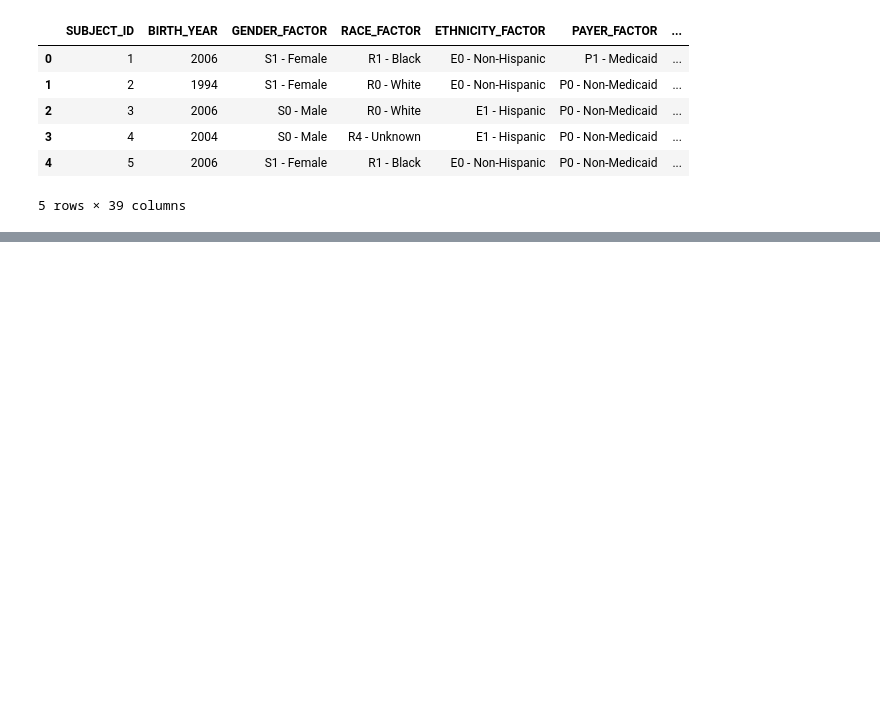
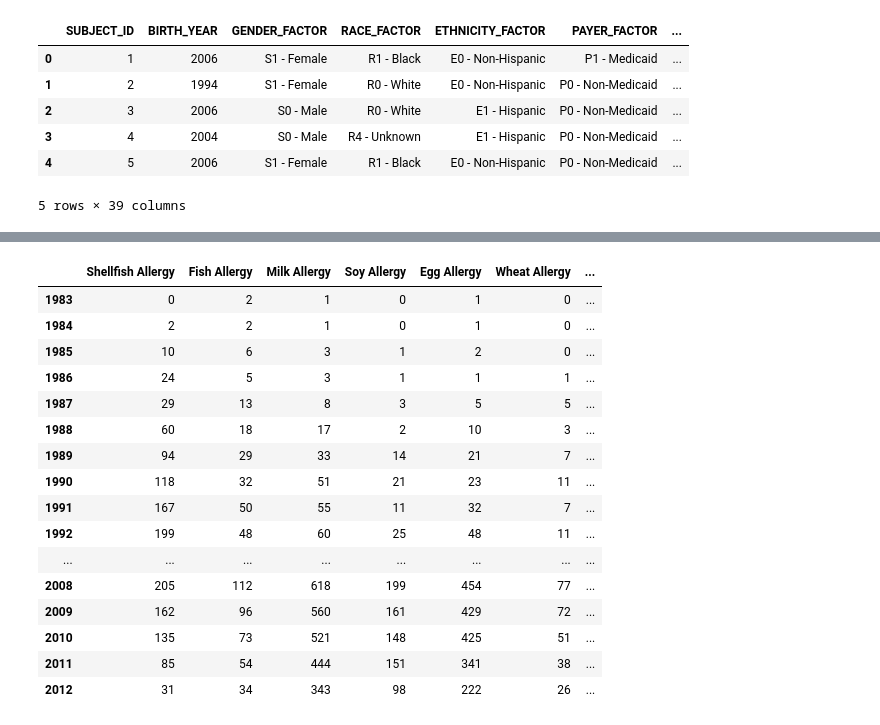
Before and after one commit to rbeebe1/project_01_group_01, a Jupyter notebook: app.ipynb, the cells around one changed output, grey strips where cells are left out. Cells and saved outputs as stored; diff of their text form; code cells hidden in the pictures; blank space fills up the shorter version.

```diff
--- a/app.ipynb
+++ b/app.ipynb
@@ -296,0 +126,14 @@ allergy_Payer_df.head()
+# %%
+count = []
+allergenTitle = []
+
+for keys, values in allergyDict.items():
+    count.append(food_allergy_clean[allergyDict[keys][0]].count())
+    allergenTitle.append(keys)
+
+totalAllergen_df = pd.DataFrame({
+    "Allergy" : allergenTitle,
+    "Number of Cases" : count
+})
+
+totalAllergen_df.sort_values(by="Number of Cases", ascending=False)
@@ -296,0 +157,12 @@ allergy_Payer_df.head()
+# %%
+allergy_name = []
+allergy_severity_df = pd.DataFrame()
+
+for keys, values in allergyDict.items():
+    allergy_name.append(keys)
+    df = pd.DataFrame(food_allergy_clean.groupby(allergyDict[keys][0]).size())
+    df1 = df.T
+    allergy_severity_df = pd.concat([allergy_severity_df, df1])
+
+allergy_severity_df.index=allergy_name
+allergy_severity_df
@@ -296,0 +186,6 @@ allergy_Payer_df.head()
+# %%
+birth_years = [2006, 1994, 2004, 2005, 2003, 1999, 1997, 2001, 1990, 1993, 2002,
+       2000, 1995, 1998, 1992, 1996, 1987, 1991, 1985, 1989, 1988, 2008,
+       2007, 1986, 1984, 2009, 2010, 1983, 2012, 2011]
+birth_years.sort()
+birth_years
@@ -296,0 +226,31 @@ allergy_Payer_df.head()
+# %%
+birth_allergy = pd.DataFrame()
+
+
+for x in birth_years:
+    year_df = food_allergy_clean[food_allergy_clean["BIRTH_YEAR"]==x]
+    allergy_count = []
+    for keys, values in allergyDict.items():
+        allergy_count.append(year_df[values[0]].count())
+    birth_allergy = birth_allergy.append(pd.DataFrame([allergy_count], columns=allergyDict.keys()), ignore_index = True)
+# %%
+birth_allergy.index=birth_years
+birth_allergy
+# %% [output]
+|  | Shellfish Allergy | Fish Allergy | Milk Allergy | Soy Allergy | Egg Allergy | Wheat Allergy | ... |
+| 1983 | 0 | 2 | 1 | 0 | 1 | 0 | ... |
+| 1984 | 2 | 2 | 1 | 0 | 1 | 0 | ... |
+| 1985 | 10 | 6 | 3 | 1 | 2 | 0 | ... |
+| 1986 | 24 | 5 | 3 | 1 | 1 | 1 | ... |
+| 1987 | 29 | 13 | 8 | 3 | 5 | 5 | ... |
+| 1988 | 60 | 18 | 17 | 2 | 10 | 3 | ... |
+| 1989 | 94 | 29 | 33 | 14 | 21 | 7 | ... |
+| 1990 | 118 | 32 | 51 | 21 | 23 | 11 | ... |
+| 1991 | 167 | 50 | 55 | 11 | 32 | 7 | ... |
+| 1992 | 199 | 48 | 60 | 25 | 48 | 11 | ... |
+| ... | ... | ... | ... | ... | ... | ... | ... |
+| 2008 | 205 | 112 | 618 | 199 | 454 | 77 | ... |
+| 2009 | 162 | 96 | 560 | 161 | 429 | 72 | ... |
+| 2010 | 135 | 73 | 521 | 148 | 425 | 51 | ... |
+| 2011 | 85 | 54 | 444 | 151 | 341 | 38 | ... |
+| 2012 | 31 | 34 | 343 | 98 | 222 | 26 | ... |
```
Also changed, not shown: parts of 25 cells of this notebook.
